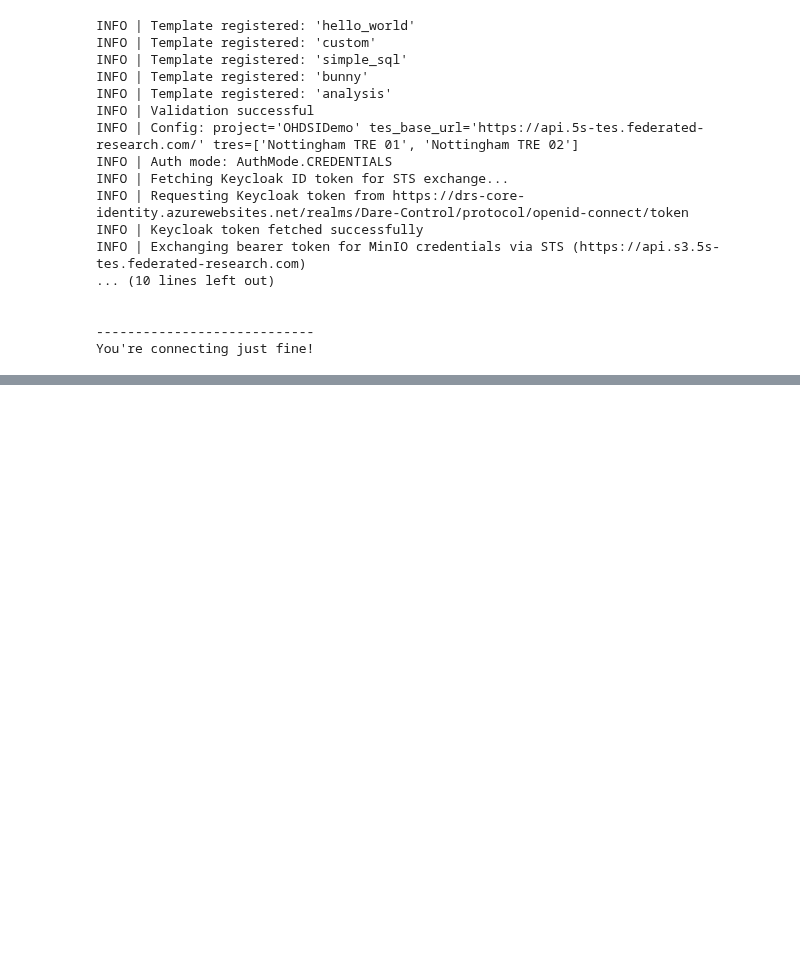
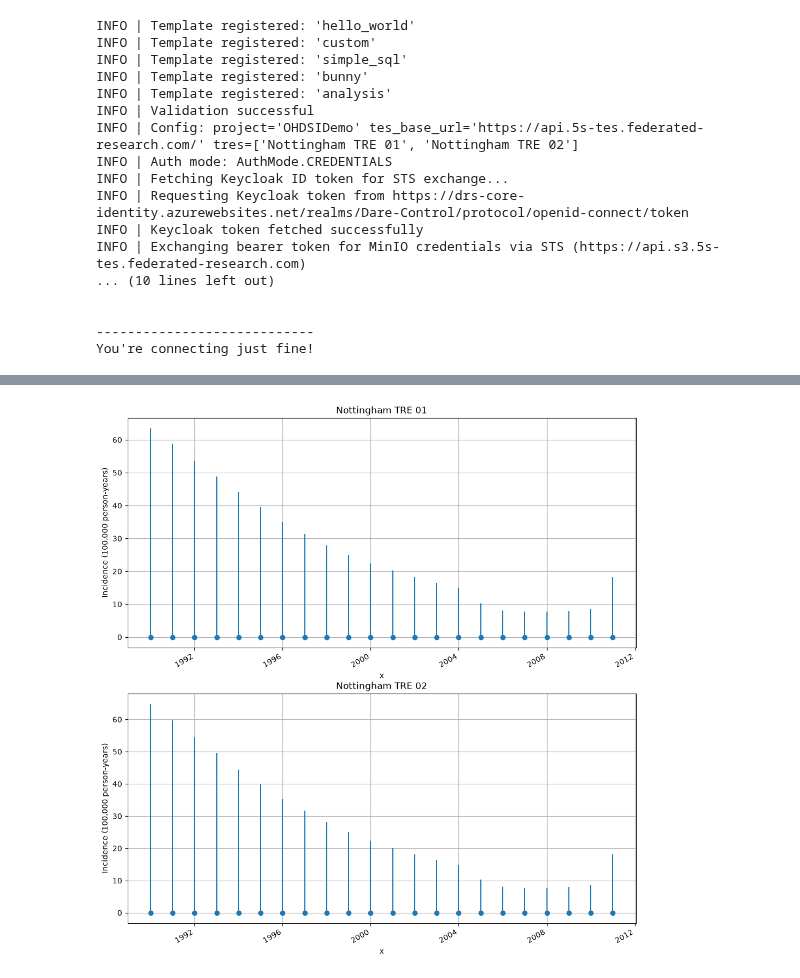
Before and after one commit to Health-Informatics-UoN/5s-TES-notebooks, a Jupyter notebook: Darwin-EU/Incidence Prevalence.ipynb, the cells around one changed output, grey strips where cells are left out. Drawn from its saved outputs; the diff is of its cells as text; code cells hidden in the pictures; blank space fills up the shorter version.

```diff
--- a/Darwin-EU/Incidence Prevalence.ipynb
+++ b/Darwin-EU/Incidence Prevalence.ipynb
@@ -141,4 +214,4 @@ By default, without any paramters, function `fetch_outputs` will try fetching th
 
 You can also fetch outputs from a specific task by passing the `task_id` parameter to the function. For example, to fetch the outputs from task with `task_id = 1823`, you can run: `wb.fetch_outputs(task_id=1823)`
 # %%
-wb.fetch_outputs()
+incidence_output = wb.fetch_outputs()
@@ -148,0 +239,2 @@ This is a WIP.
+# %%
+incidence_results = load_5s_tes_incidence_result(incidence_output)
@@ -148,0 +248,4 @@ This is a WIP.
+# %%
+plot_incidence_results(incidence_results)
+# %% [output]
+[figure, added]
```
Also changed, not shown: parts of 15 cells of this notebook, 3 other files.
